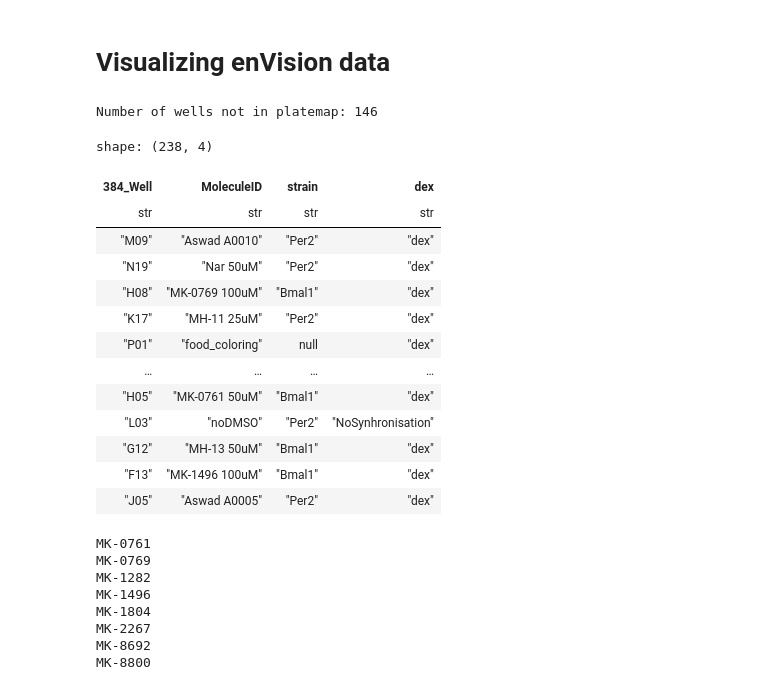
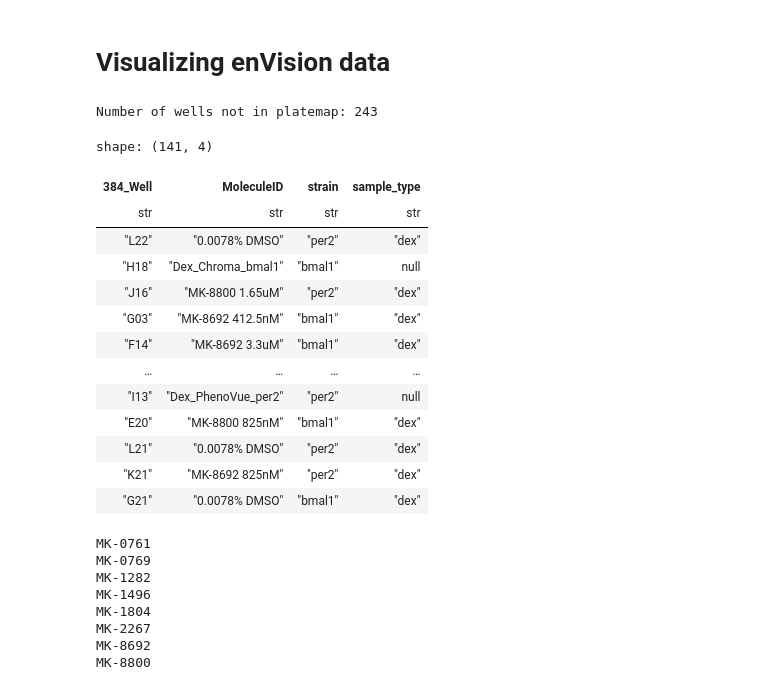
Before and after one commit to derfelterciano/PartchLab, a Jupyter notebook: circadian_rhythms/live_cell_painting/data_processing/envision_visualizing.ipynb, the cells around one changed output. Saved outputs shown, nothing was run; the diff lists cells and outputs as text; code cells hidden in the pictures.

Commit message:
created first visuals for recent dataset

```diff
--- a/circadian_rhythms/live_cell_painting/data_processing/envision_visualizing.ipynb
+++ b/circadian_rhythms/live_cell_painting/data_processing/envision_visualizing.ipynb
@@ -15,63 +15,84 @@ from natsort import natsorted
 
 rows = list(string.ascii_uppercase[:16])  # A-P
 cols = list(range(1, 25))                 # 1-24
 
 wells = [f"{r}{c:02d}" for r in rows for c in cols]
 
+dataset_path = Path("/home/derfelt/PartchLabFiles/Circadian "
+                    "Rhythms/Live Study/enVision/enVision_pre"
+                    "processed/2026-05-11._.PREPROCESSED.csv")
 
-dataset_path = Path(
-    "/home/derfelt/PartchLabFiles/Circadian Rhythms/Live "
-    "Study/enVision/enVision_preprocessed/2026-04-01._."
-    "PREPROCESSED.csv"
-    )
-
-raw_data_path = Path(
-    "/home/derfelt/PartchLabFiles/Circadian Rhythms/Live"
-    " Study/enVision/enVision_formatted/2026-04-01._.FORMATTED.tsv"
-    )
+raw_data_path = Path("/home/derfelt/PartchLabFiles/Circadian "
+                     "Rhythms/Live Study/enVision/enVision_for"
+                     "matted/2026-05-11._.FORMATTED.tsv")
 
 platemap = (
-    pl.read_excel(
-    "/home/derfelt/PartchLabFiles/Circadian"
-    " Rhythms/Live Study/2026-04-01Echo_transfer.xlsx", engine="openpyxl")
+    pl.read_excel("/home/derfelt/PartchLabFiles/Circadian "
+                  "Rhythms/Live Study/platemaps/2026-05-11"
+                  "Echo_transfer.xlsx", engine='openpyxl')
     .select(["384_Well",
              "MoleculeID",
              "strain",
-             "dex"])
+             "sample_type"])
     .unique(subset=["384_Well"])
     .with_columns(
         pl.col("MoleculeID").str.strip_chars()
     )
-    )
+)
+
+# dataset_path = Path(
+#     "/home/derfelt/PartchLabFiles/Circadian Rhythms/Live "
+#     "Study/enVision/enVision_preprocessed/2026-04-01._."
+#     "PREPROCESSED.csv"
+#     )
+
+# raw_data_path = Path(
+#     "/home/derfelt/PartchLabFiles/Circadian Rhythms/Live"
+#     " Study/enVision/enVision_formatted/2026-04-01._.FORMATTED.tsv"
+#     )
+
+# platemap = (
+#     pl.read_excel(
+#     "/home/derfelt/PartchLabFiles/Circadian "
+#     "Rhythms/Live Study/platemaps/2026-04-01Echo_transfer.xlsx", engine="openpyxl")
+#     .select(["384_Well",
+#              "MoleculeID",
+#              "strain",
+#              "dex"])
+#     .unique(subset=["384_Well"])
+#     .with_columns(
+#         pl.col("MoleculeID").str.strip_chars()
+#     )
+#     )
 
 well_excluded = set(wells) - set(platemap["384_Well"].to_list())
 
 print(f"Number of wells not in platemap: {len(well_excluded)}")
 # print(*well_excluded, sep="\n")
 
 display(platemap)
 # for name, df in platemap.group_by(["MoleculeID", "strain", "dex"]):
 #     print(name)
 #     display(df)
     # if name[0] == "LY 5uM":
     #     print(name)
     #     display(df)
 # %% [output]
-Number of wells not in platemap: 146
+Number of wells not in platemap: 243
-shape: (238, 4)
+shape: (141, 4)
-| 384_Well | MoleculeID | strain | dex |
+| 384_Well | MoleculeID | strain | sample_type |
 | str | str | str | str |
-| "M09" | "Aswad A0010" | "Per2" | "dex" |
-| "N19" | "Nar 50uM" | "Per2" | "dex" |
-| "H08" | "MK-0769 100uM" | "Bmal1" | "dex" |
-| "K17" | "MH-11 25uM" | "Per2" | "dex" |
-| "P01" | "food_coloring" | null | "dex" |
+| "L22" | "0.0078% DMSO" | "per2" | "dex" |
+| "H18" | "Dex_Chroma_bmal1" | "bmal1" | null |
+| "J16" | "MK-8800 1.65uM" | "per2" | "dex" |
+| "G03" | "MK-8692 412.5nM" | "bmal1" | "dex" |
+| "F14" | "MK-8692 3.3uM" | "bmal1" | "dex" |
 | … | … | … | … |
-| "H05" | "MK-0761 50uM" | "Bmal1" | "dex" |
-| "L03" | "noDMSO" | "Per2" | "NoSynhronisation" |
-| "G12" | "MH-13 50uM" | "Bmal1" | "dex" |
-| "F13" | "MK-1496 100uM" | "Bmal1" | "dex" |
-| "J05" | "Aswad A0005" | "Per2" | "dex" |
+| "I13" | "Dex_PhenoVue_per2" | "per2" | null |
+| "E20" | "MK-8800 825nM" | "bmal1" | "dex" |
+| "L21" | "0.0078% DMSO" | "per2" | "dex" |
+| "K21" | "MK-8692 825nM" | "per2" | "dex" |
+| "G21" | "0.0078% DMSO" | "bmal1" | "dex" |
 # %%
 MK = platemap.filter(pl.col("MoleculeID").str.starts_with("MK-"))
 MK = MK.with_columns(
```
Also changed, not shown: parts of 3 cells of this notebook, 3 other files.
